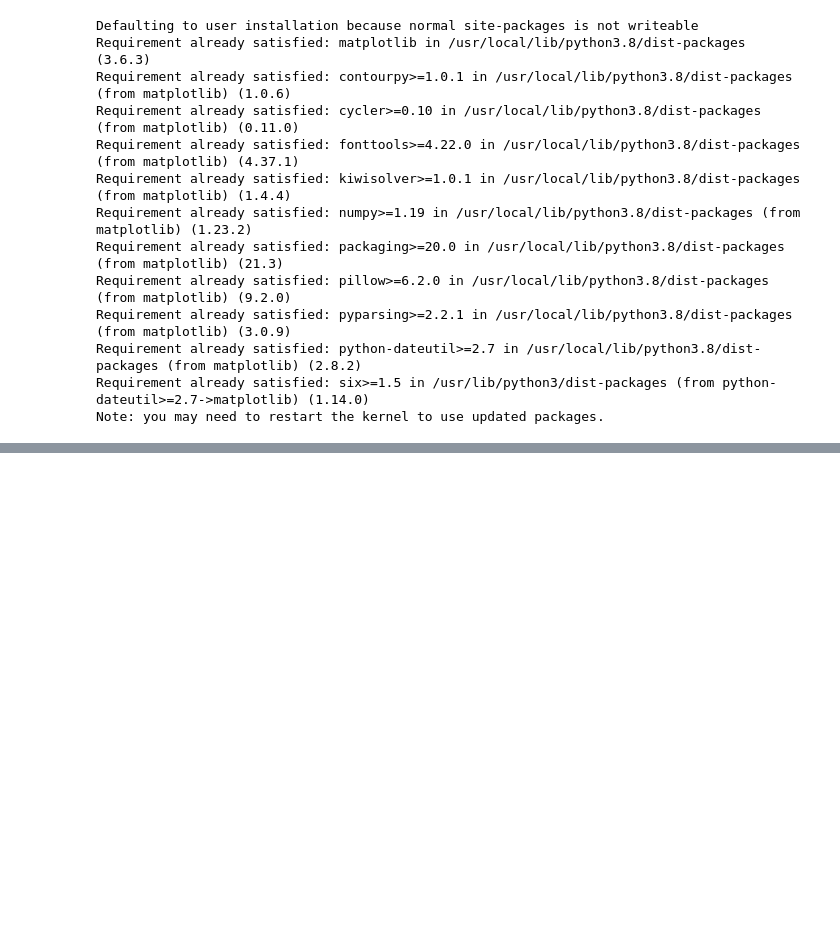
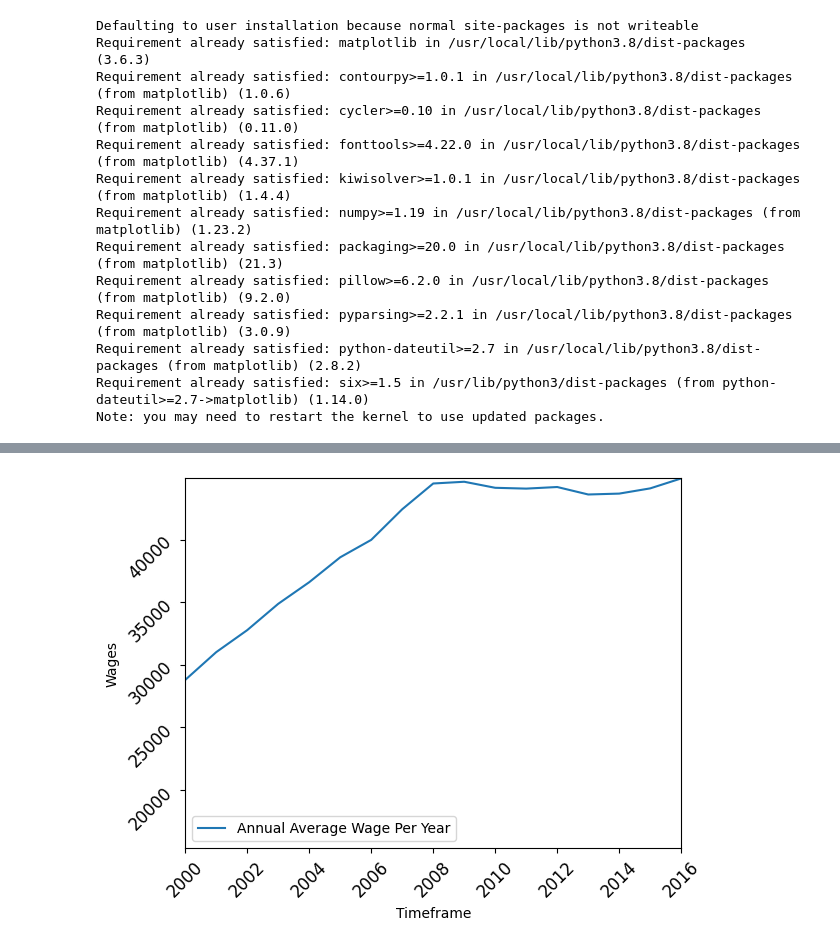
Before and after one commit to Ricey28/Data-Analytics, a Jupyter notebook: mergeTables&Visualisation.ipynb, the cells around one changed output, grey strips where cells are left out. Drawn from its saved outputs; the diff is of its cells as text; code cells hidden in the pictures; blank space fills up the shorter version.

```diff
--- a/mergeTables&Visualisation.ipynb
+++ b/mergeTables&Visualisation.ipynb
@@ -161,0 +162,25 @@ plt.show()
+# %%
+merged_table['Value'] = merged_table['Value'].astype(int)
+
+x = merged_table['Time']
+y = merged_table['Value']
+
+plt.plot(x,y,label='Annual Average Wage Per Year' )
+
+plt.xticks(rotation=45)
+plt.yticks(rotation=45)
+plt.xticks(fontsize=12)
+plt.yticks(fontsize=12)
+
+plt.xlabel('Timeframe')
+plt.ylabel('Wages')
+plt.legend()
+
+x_min, x_max = 2000, x.max()
+y_min, y_max = y.min(), y.max()
+plt.xlim(x_min, x_max)
+plt.ylim(y_min, y_max)
+
+plt.show()
+# %% [output]
+[figure, added]
```
Also changed, not shown: parts of 2 cells of this notebook.
